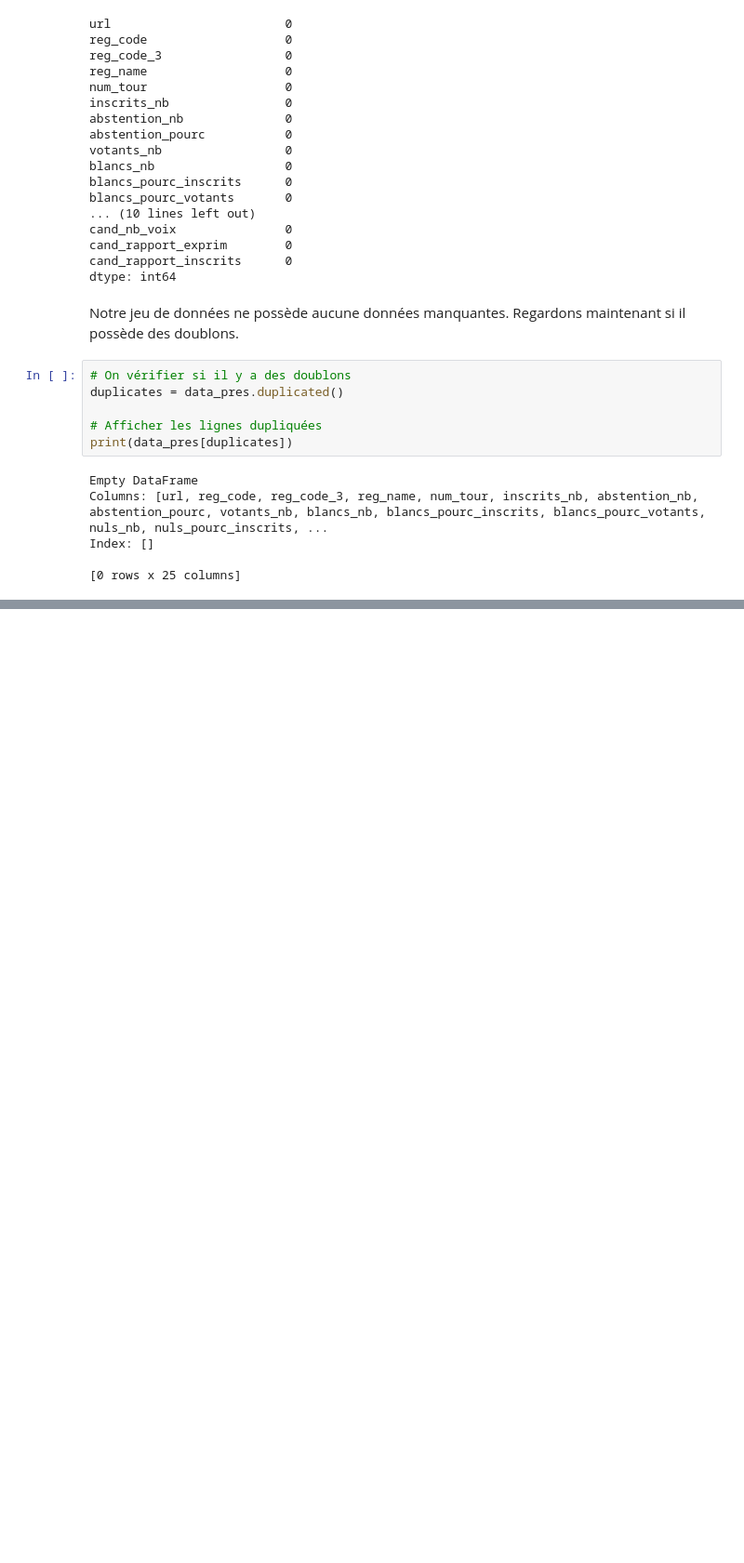
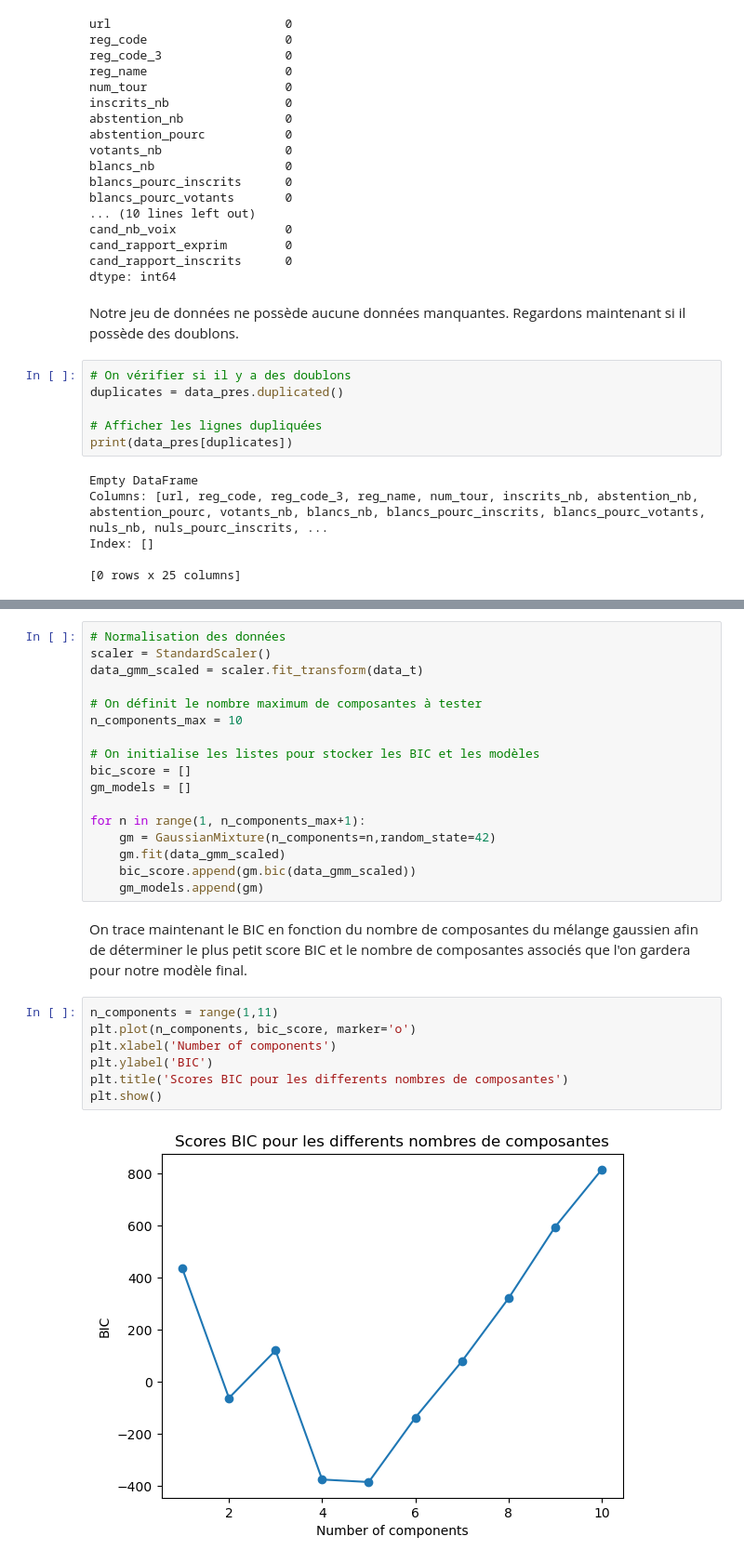
Before and after one commit to Antoine3529/APST2, a Jupyter notebook: Model_clust.ipynb, the cells around one changed output, grey strips where cells are left out. Shown: that part at 93% size. Drawn from its saved outputs; the diff is of its cells as text; blank space fills up the shorter version.

```diff
--- a/Model_clust.ipynb
+++ b/Model_clust.ipynb
@@ -157,0 +154,28 @@ plt.show()
+# %%
+# Normalisation des données
+scaler = StandardScaler()
+data_gmm_scaled = scaler.fit_transform(data_t)
+
+# On définit le nombre maximum de composantes à tester
+n_components_max = 10
+
+# On initialise les listes pour stocker les BIC et les modèles
+bic_score = []
+gm_models = []
+
+for n in range(1, n_components_max+1):
+    gm = GaussianMixture(n_components=n,random_state=42)
+    gm.fit(data_gmm_scaled)
+    bic_score.append(gm.bic(data_gmm_scaled))
+    gm_models.append(gm)
+# %% [markdown]
+On trace maintenant le BIC en fonction du nombre de composantes du mélange gaussien afin de déterminer le plus petit score BIC et le nombre de composantes associés que l'on gardera pour notre modèle final.
+# %%
+n_components = range(1,11)
+plt.plot(n_components, bic_score, marker='o')
+plt.xlabel('Number of components')
+plt.ylabel('BIC')
+plt.title('Scores BIC pour les differents nombres de composantes')
+plt.show()
+# %% [output]
+[figure, added]
```
Also changed, not shown: parts of 44 cells of this notebook.
